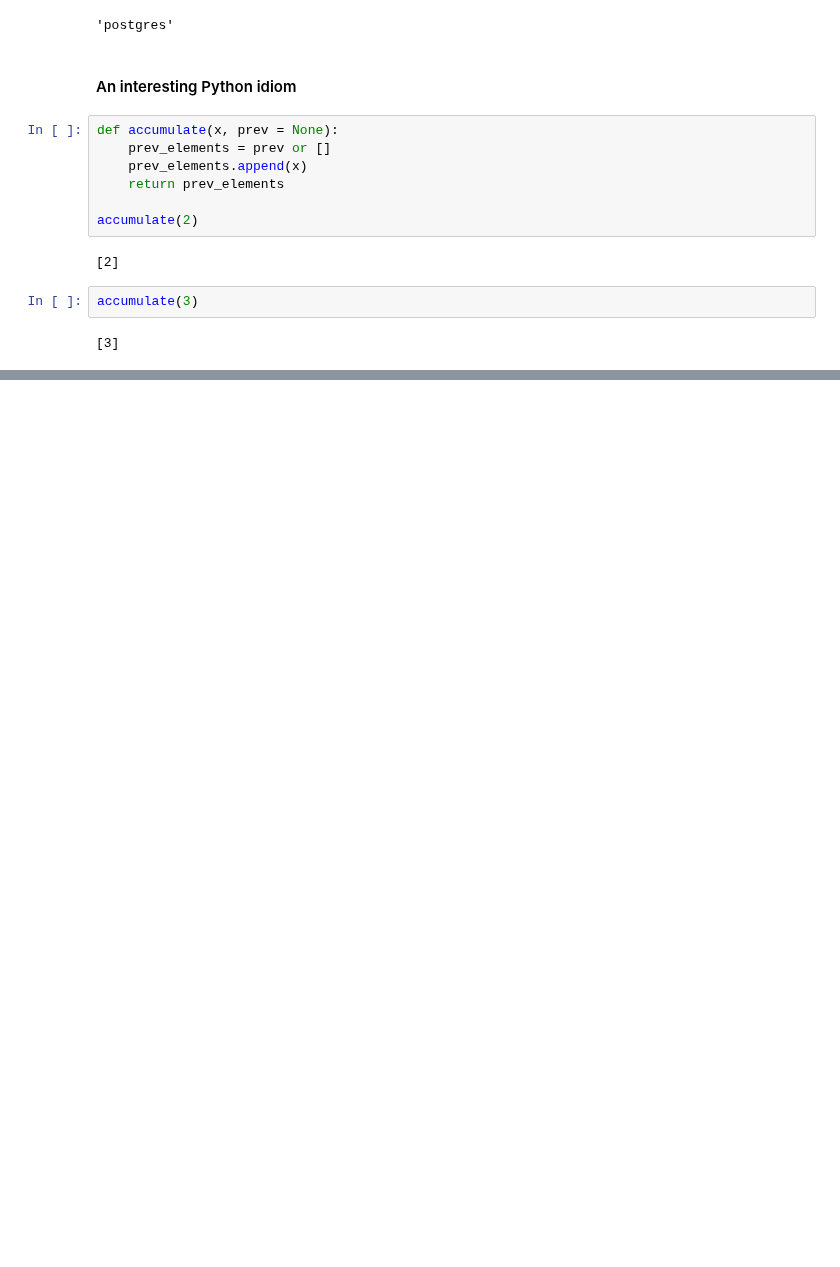
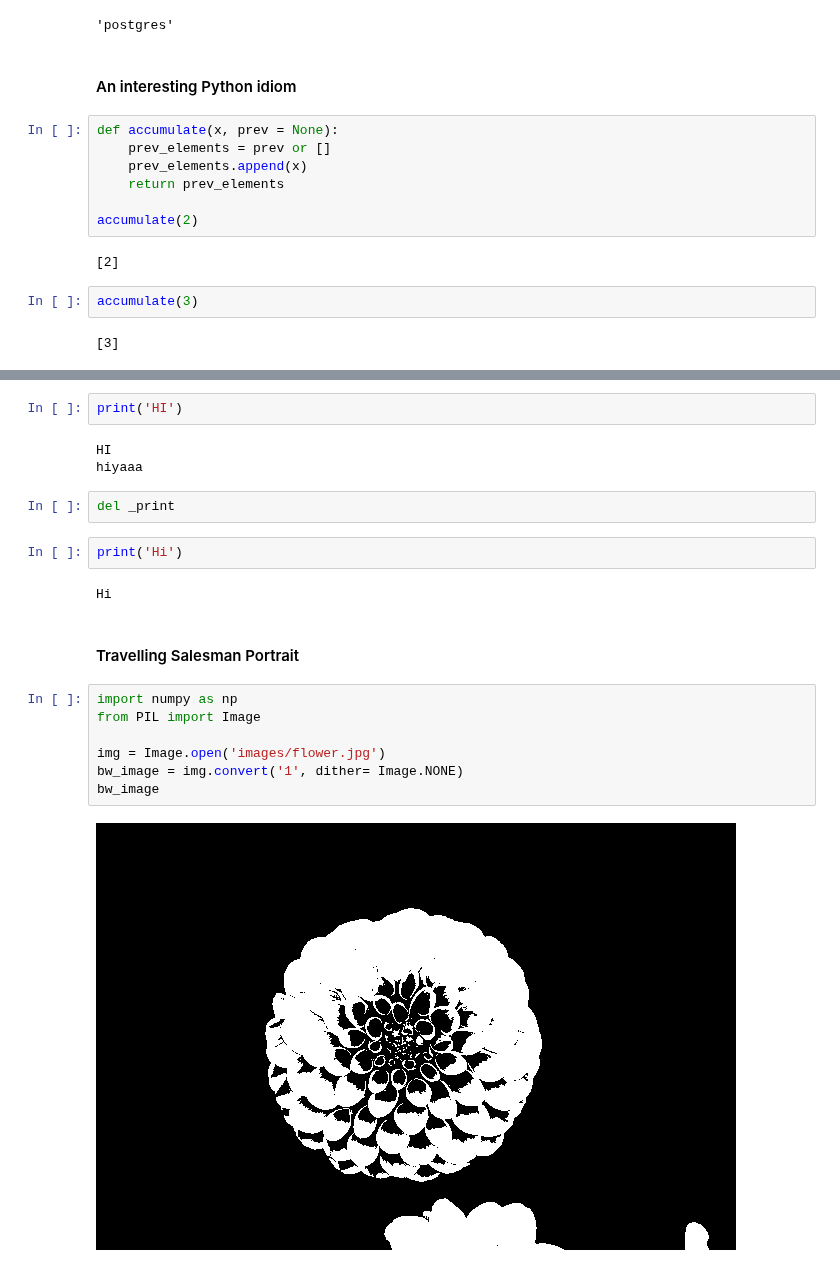
Before and after one commit to mayankkaizen/jupyter-notebooks, a Jupyter notebook: Python/Python Basics/6 - Python Bits and Pieces.ipynb, the cells around one changed output, grey strips where cells are left out. Cells and saved outputs as stored; diff of their text form; blank space fills up the shorter version.

```diff
--- a/Python/Python Basics/6 - Python Bits and Pieces.ipynb
+++ b/Python/Python Basics/6 - Python Bits and Pieces.ipynb
@@ -596,0 +528,22 @@ hash(immutable) #error
+# %%
+print('HI')
+# %% [output]
+HI
+hiyaaa
+# %%
+del _print
+# %%
+print('Hi')
+# %% [output]
+Hi
+# %% [markdown]
+#### Travelling Salesman Portrait
+# %%
+import numpy as np
+from PIL import Image
+
+img = Image.open('images/flower.jpg')
+bw_image = img.convert('1', dither= Image.NONE)
+bw_image
+# %% [output]
+[figure, added]
```
Also changed, not shown: parts of 34 cells of this notebook, 22 other files.
